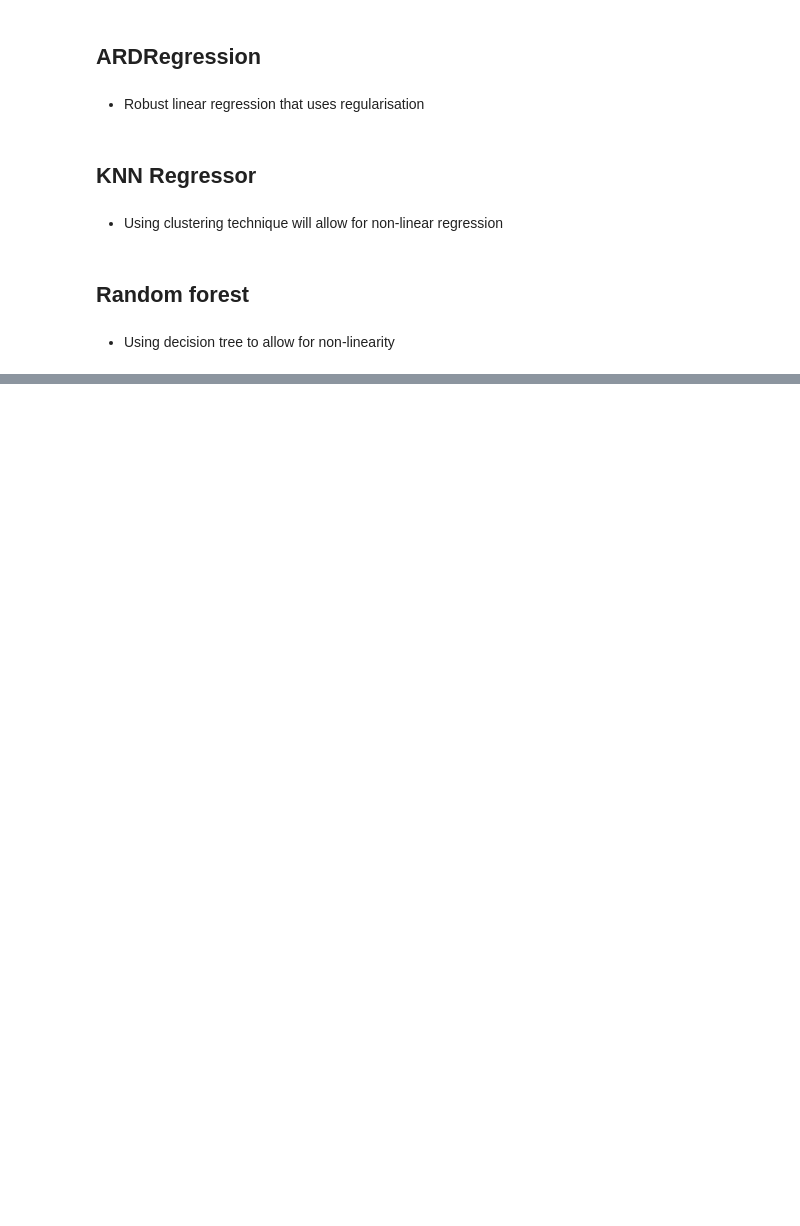
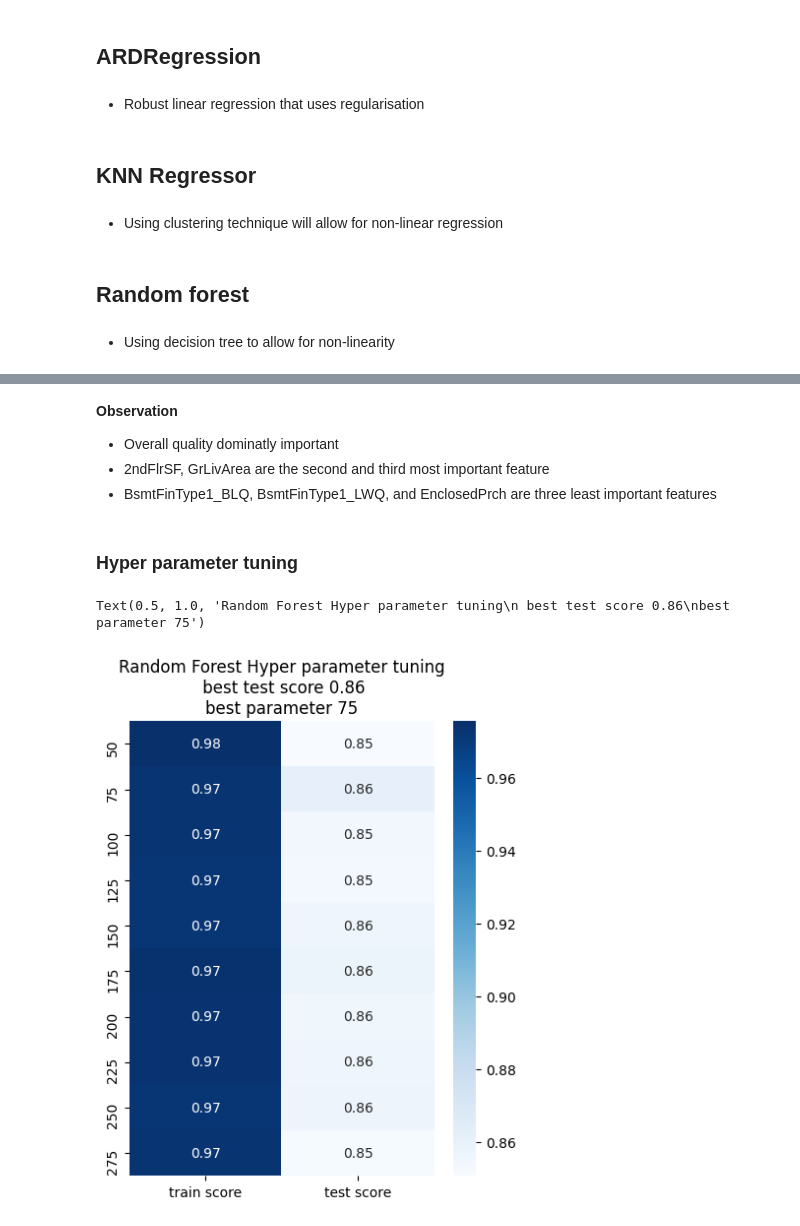
Before and after one commit to TimothyYW/Project_05, a Jupyter notebook: jupyter_notebooks/04 Modeling.ipynb, the cells around one changed output, grey strips where cells are left out. Cells and saved outputs as stored; diff of their text form; code cells hidden in the pictures; blank space fills up the shorter version.

```diff
--- a/jupyter_notebooks/04 Modeling.ipynb
+++ b/jupyter_notebooks/04 Modeling.ipynb
@@ -92,0 +81,3 @@ X_train,X_test,y_train,y_test = train_test_split(X,y,test_size = .3 , random_sta
+# %%
+X_test = df_test[feature]
+y_test = df_test[target]
@@ -128,0 +134,24 @@ rf = RandomForestRegressor().fit(X_train,y_train)
+# %% [markdown]
+**Observation**
++ Overall quality dominatly important
+ + 2ndFlrSF, GrLivArea are the second and third most important feature
++ BsmtFinType1_BLQ, BsmtFinType1_LWQ, and EnclosedPrch are three least important features
+# %% [markdown]
+### Hyper parameter tuning
+# %%
+estimators = np.arange(50, 300, 25)
+test_scores = []
+train_scores = []
+
+for e in estimators:
+  rf = RandomForestRegressor(n_estimators= e ).fit(X_train,y_train)
+  train_scores.append(rf.score(X_train,y_train))
+  test_scores.append(rf.score(X_test,y_test))
+
+df_scores = pd.DataFrame({"train score": train_scores, "test score": test_scores}, index = estimators)
+plt.figure(figsize = (5,6))
+sns.heatmap(df_scores, annot=True, cmap="Blues" )
+plt.title(f"Random Forest Hyper parameter tuning\n best test score {test_scores[np.argmax(test_scores)]:.2f}\nbest parameter {estimators[np.argmax(test_scores)]}")
+# %% [output]
+Text(0.5, 1.0, 'Random Forest Hyper parameter tuning\n best test score 0.86\nbest parameter 75')
+[figure, added]
```
Also changed, not shown: parts of 38 cells of this notebook.
